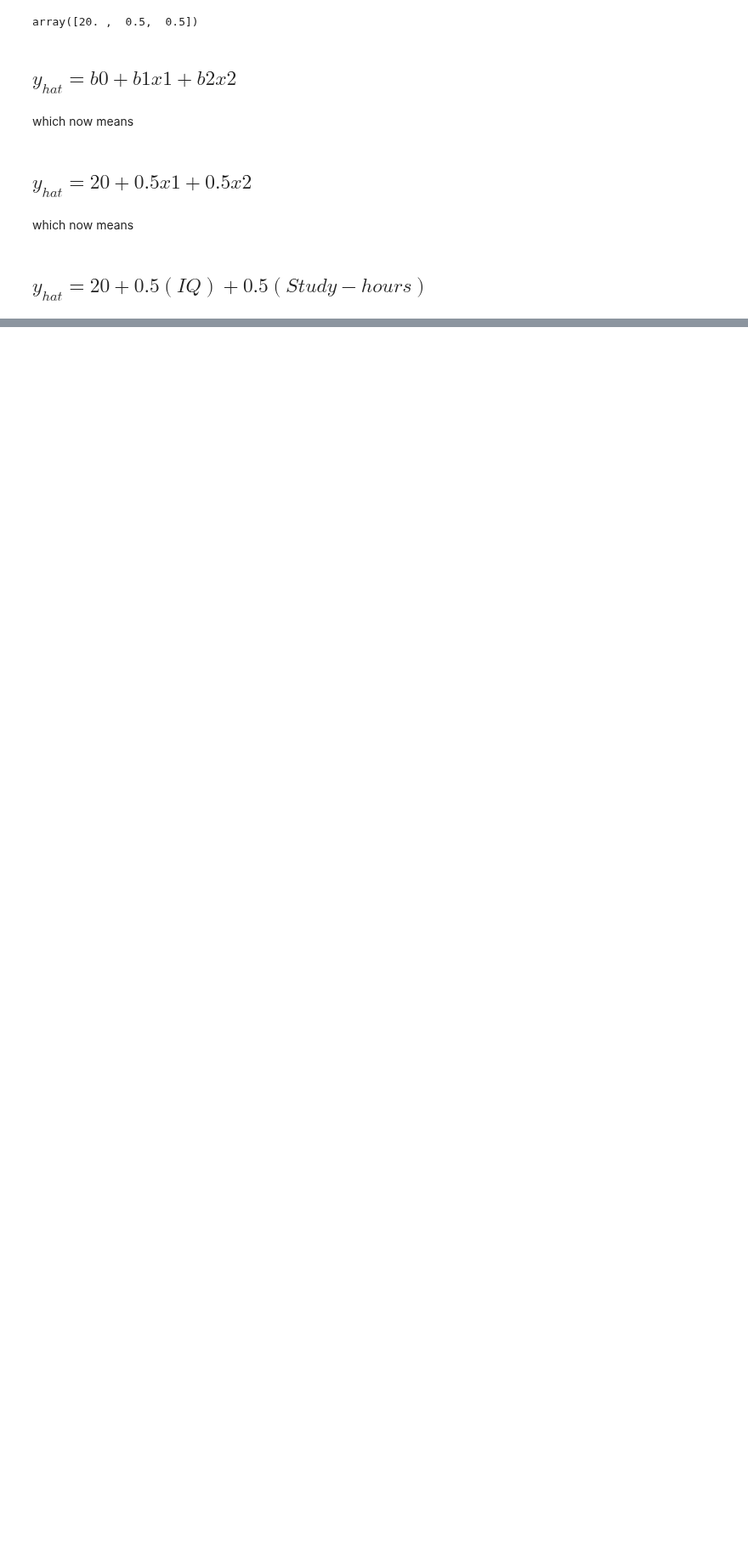
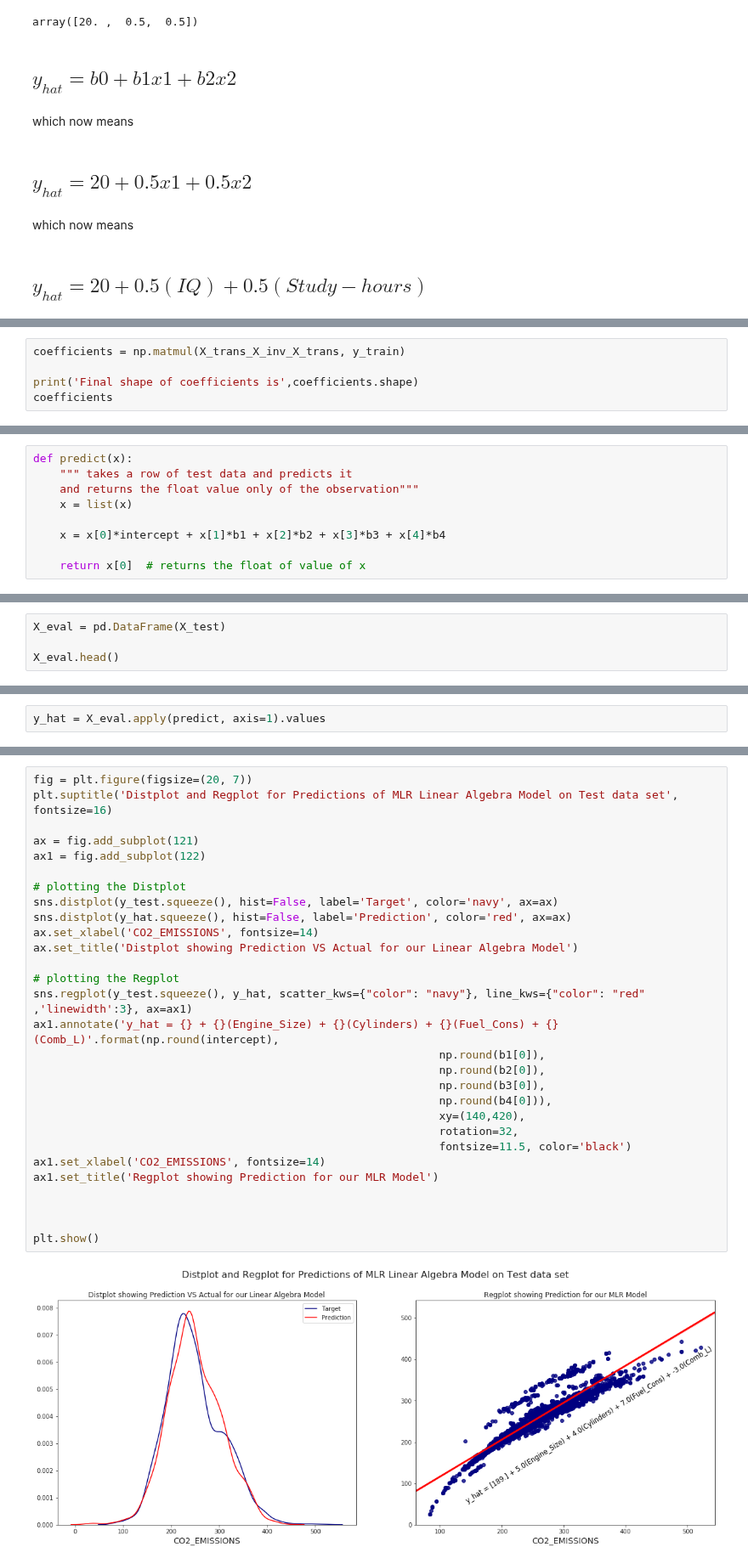
Before and after one commit to Lawrence-Krukrubo/Machine_Learning, a Jupyter notebook: coefficients_of_multiple_linear_regression.ipynb, the cells around one changed output, grey strips where cells are left out. Shown at 85% size. Drawn from its saved outputs; the diff is of its cells as text; blank space fills up the shorter version.

```diff
--- a/coefficients_of_multiple_linear_regression.ipynb
+++ b/coefficients_of_multiple_linear_regression.ipynb
@@ -168,0 +507,5 @@ which now means
+# %%
+coefficients = np.matmul(X_trans_X_inv_X_trans, y_train)
+
+print('Final shape of coefficients is',coefficients.shape)
+coefficients
@@ -168,0 +547,9 @@ which now means
+# %%
+def predict(x):
+    """ takes a row of test data and predicts it
+    and returns the float value only of the observation"""
+    x = list(x)
+
+    x = x[0]*intercept + x[1]*b1 + x[2]*b2 + x[3]*b3 + x[4]*b4
+
+    return x[0]  # returns the float of value of x
@@ -168,0 +558,4 @@ which now means
+# %%
+X_eval = pd.DataFrame(X_test)
+
+X_eval.head()
@@ -168,0 +572,2 @@ which now means
+# %%
+y_hat = X_eval.apply(predict, axis=1).values
@@ -168,0 +632,31 @@ which now means
+# %%
+fig = plt.figure(figsize=(20, 7))
+plt.suptitle('Distplot and Regplot for Predictions of MLR Linear Algebra Model on Test data set', fontsize=16)
+
+ax = fig.add_subplot(121)
+ax1 = fig.add_subplot(122)
+
+# plotting the Distplot
+sns.distplot(y_test.squeeze(), hist=False, label='Target', color='navy', ax=ax)
+sns.distplot(y_hat.squeeze(), hist=False, label='Prediction', color='red', ax=ax)
+ax.set_xlabel('CO2_EMISSIONS', fontsize=14)
+ax.set_title('Distplot showing Prediction VS Actual for our Linear Algebra Model')
+
+# plotting the Regplot
+sns.regplot(y_test.squeeze(), y_hat, scatter_kws={"color": "navy"}, line_kws={"color": "red" ,'linewidth':3}, ax=ax1)
+ax1.annotate('y_hat = {} + {}(Engine_Size) + {}(Cylinders) + {}(Fuel_Cons) + {}(Comb_L)'.format(np.round(intercept),
+                                                             np.round(b1[0]),
+                                                             np.round(b2[0]),
+                                                             np.round(b3[0]),
+                                                             np.round(b4[0])),
+                                                             xy=(140,420),
+                                                             rotation=32,
+                                                             fontsize=11.5, color='black')
+ax1.set_xlabel('CO2_EMISSIONS', fontsize=14)
+ax1.set_title('Regplot showing Prediction for our MLR Model')
+
+
+
+plt.show()
+# %% [output]
+[figure, added]
```
Also changed, not shown: parts of 71 cells of this notebook.
